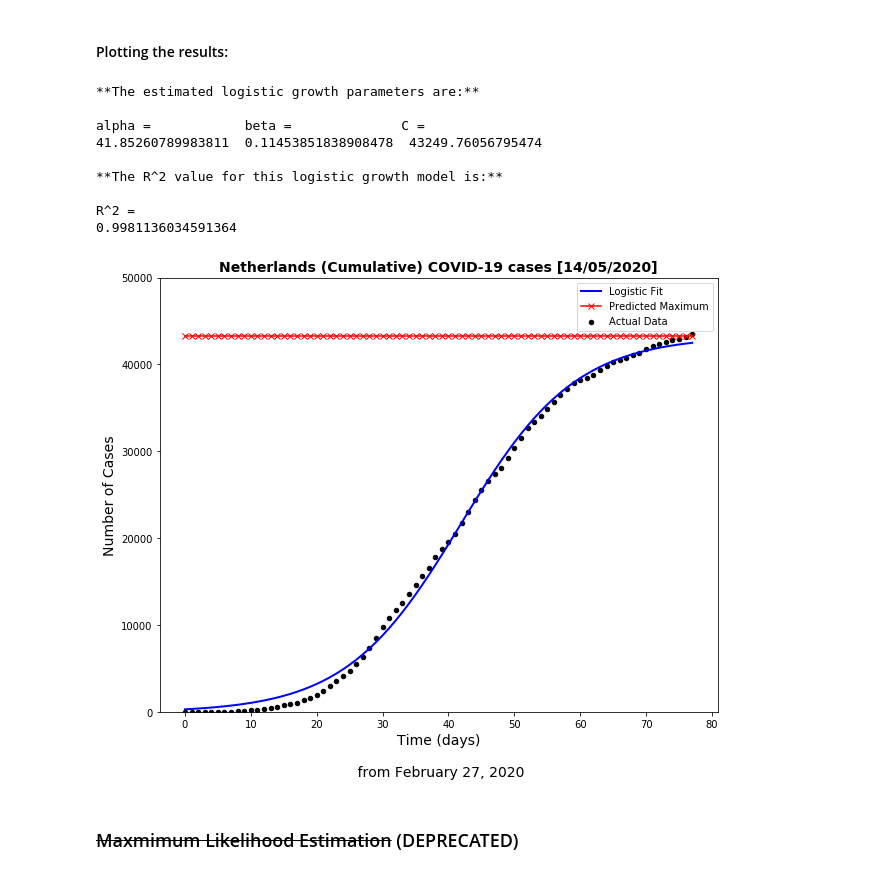
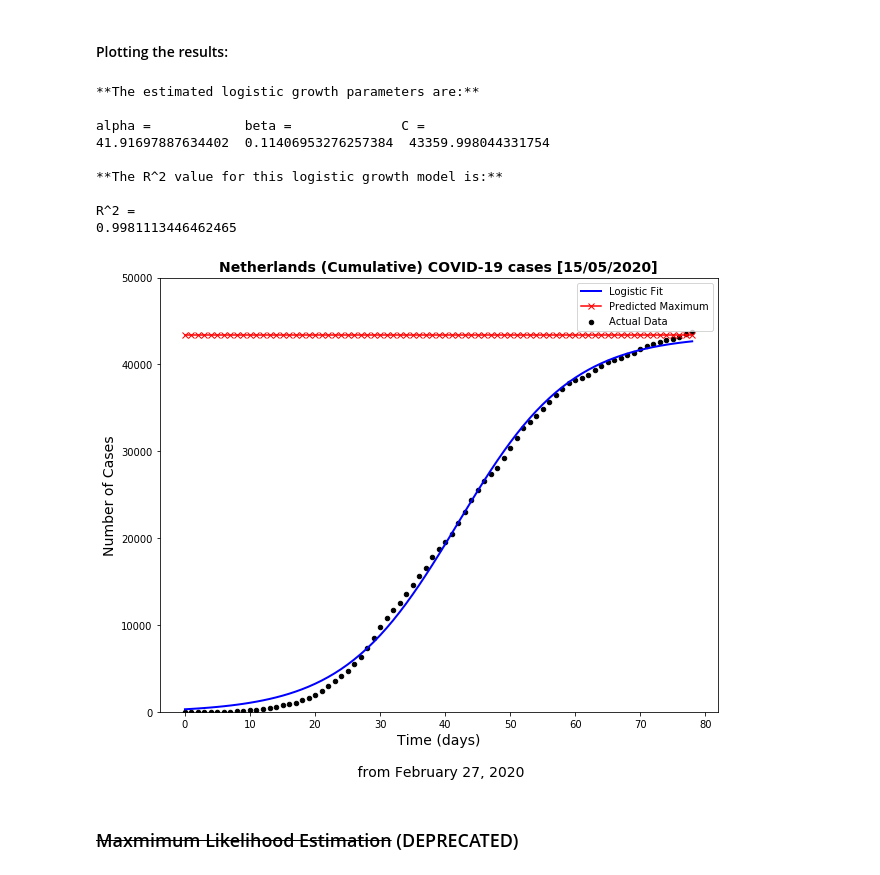
Before and after one commit to jiehaocao/BEP-SBMD-COVID19, a Jupyter notebook: notebook/logistic_growth_verhulst.ipynb, the cells around one changed output. Drawn from its saved outputs; the diff is of its cells as text; code cells hidden in the pictures.

```diff
--- a/notebook/logistic_growth_verhulst.ipynb
+++ b/notebook/logistic_growth_verhulst.ipynb
@@ -40,7 +40,7 @@ This section is for the import of the data regarding the number of recorded case
 # %%
 # The newest file containing the number of (+) cases in the Netherlands
 
-covid19_NL_file = './data/daily_confirmed_cases.txt'
+covid19_NL_file = './data/rivm_corona_in_nl_daily.txt'
 
 df_covid =  pd.read_csv(covid19_NL_file, parse_dates=['Datum']).set_index("Datum")
 
@@ -209,30 +213,30 @@ predicted_max = np.array(max_cases)
 # %%
 plt.figure(figsize=(10,8))
 
 plt.scatter(x, y, s=20, marker='o', c='k')
 plt.plot(x, logistic_pred(x), lw=2, c='blue')
 plt.plot(x, predicted_max, '-x', c='r')
 plt.legend(['Logistic Fit', 'Predicted Maximum', 'Actual Data' ])
 plt.ylim([0, 50000])
 
-plt.title("Netherlands (Cumulative) COVID-19 cases [14/05/2020]", Fontsize = 14, weight='bold')
+plt.title("Netherlands (Cumulative) COVID-19 cases [15/05/2020]", Fontsize = 14, weight='bold')
 plt.xlabel("Time (days)" + "\n\n" +" from February 27, 2020", Fontsize = 14)
 plt.ylabel("Number of Cases", Fontsize = 14);
 
 
 
 prt_results_logistic() # Uncomment for statistics
 # %% [output]
 **The estimated logistic growth parameters are:**
 
 alpha =            beta =              C =
-41.85260789983811  0.11453851838908478  43249.76056795474
+41.91697887634402  0.11406953276257384  43359.998044331754
 
 **The R^2 value for this logistic growth model is:**
 
 R^2 =
-0.9981136034591364
+0.9981113446462465
-[figure, old version]
+[figure, new version]
 # %% [markdown]
 ### ~~Maxmimum Likelihood Estimation~~ (DEPRECATED)
 # %%
```
Also changed, not shown: parts of 3 cells of this notebook.
